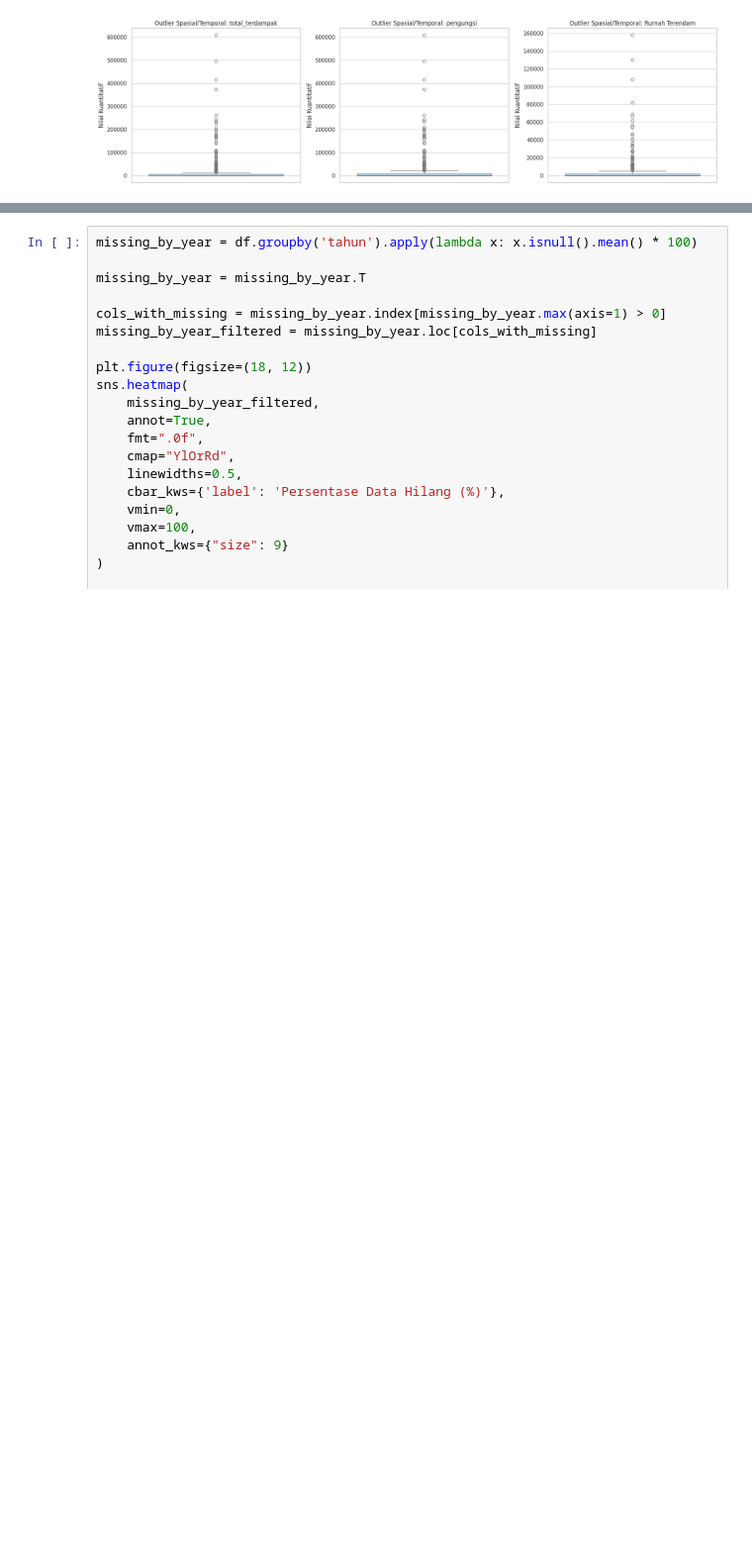
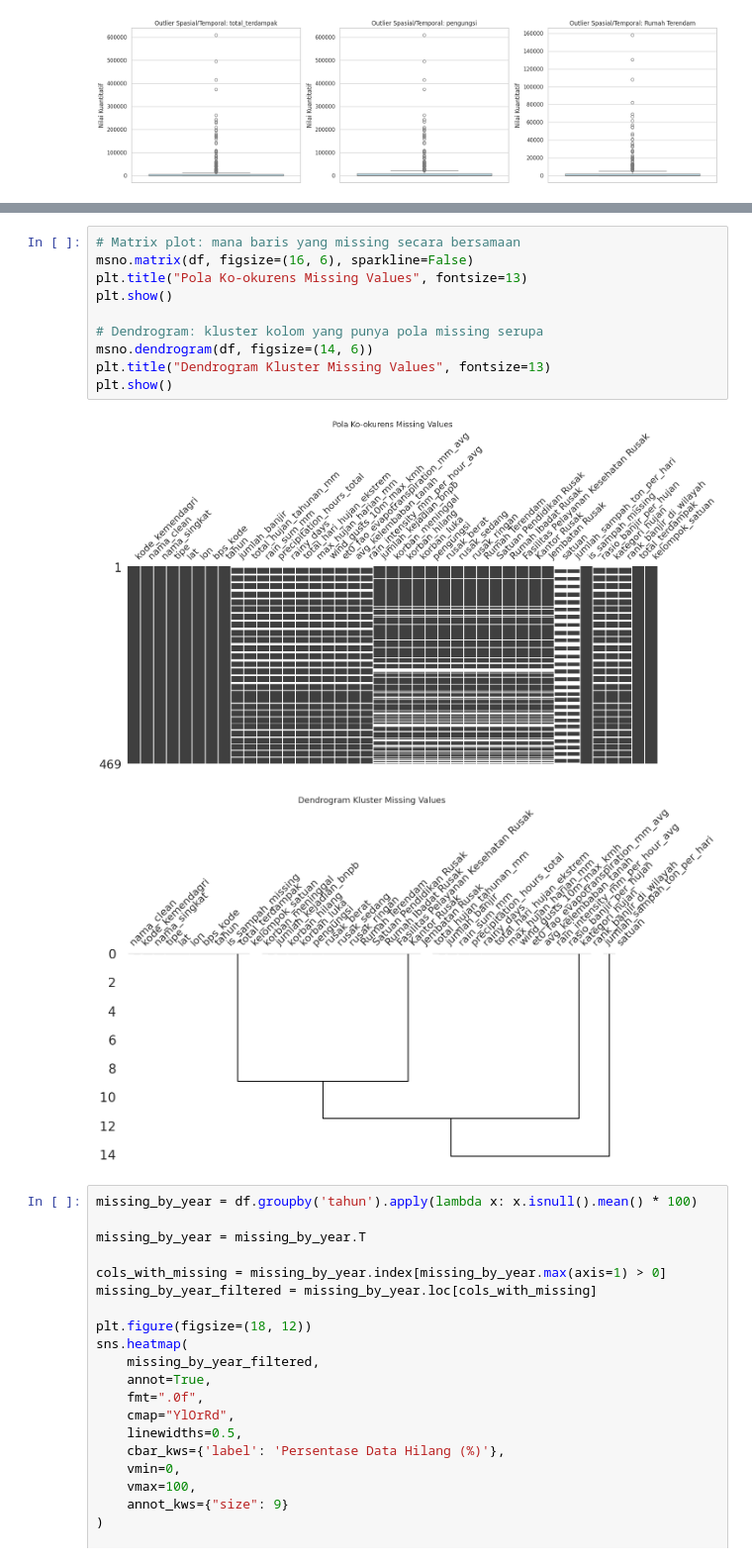
Before and after one commit to ibayyabi/II4013-Tubes-Data-Analytics-Banjir-Jawa-Barat, a Jupyter notebook: notebooks/PREPRO.ipynb, the cells around one changed output, grey strips where cells are left out. Shown at 99% size. Saved outputs shown, nothing was run; the diff lists cells and outputs as text; blank space fills up the shorter version.

```diff
--- a/notebooks/PREPRO.ipynb
+++ b/notebooks/PREPRO.ipynb
@@ -100,3 +116,16 @@ Skewness Kolom 'Rumah Terendam': 5.66
+# %%
+# Matrix plot: mana baris yang missing secara bersamaan
+msno.matrix(df, figsize=(16, 6), sparkline=False)
+plt.title("Pola Ko-okurens Missing Values", fontsize=13)
+plt.show()
+
+# Dendrogram: kluster kolom yang punya pola missing serupa
+msno.dendrogram(df, figsize=(14, 6))
+plt.title("Dendrogram Kluster Missing Values", fontsize=13)
+plt.show()
+# %% [output]
+[figure, added]
+[figure, added]
 # %%
 missing_by_year = df.groupby('tahun').apply(lambda x: x.isnull().mean() * 100)
 
```
Also changed, not shown: parts of 7 cells of this notebook.
